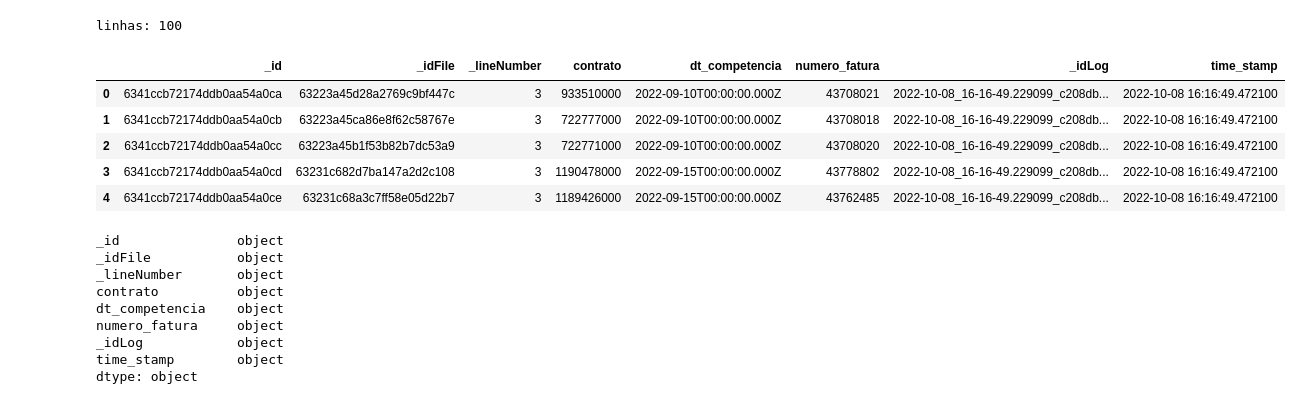
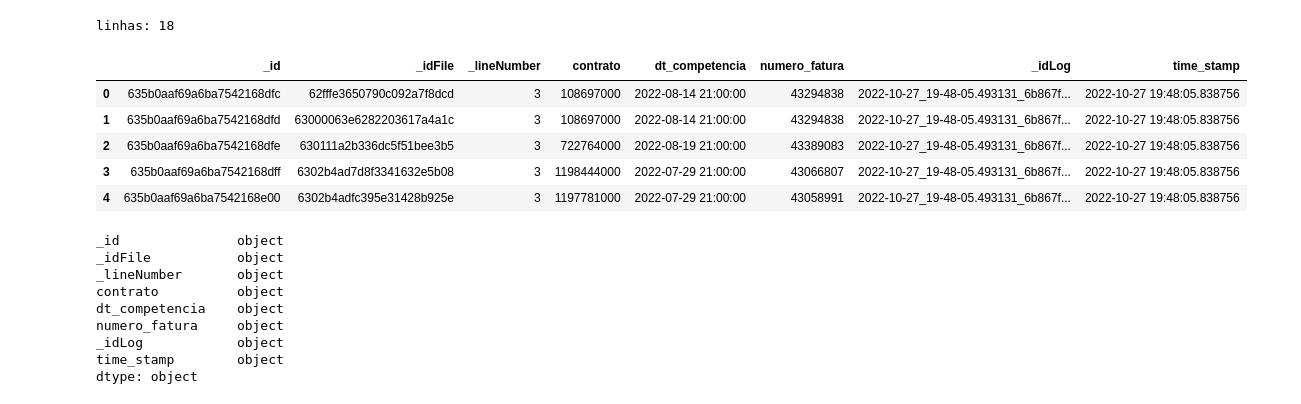
Before and after one commit to API-6-SEMESTRE/Projeto, a Jupyter notebook: src/data_analysis.ipynb, the cells around one changed output. Cells and saved outputs as stored; diff of their text form; code cells hidden in the pictures.

```diff
--- a/src/data_analysis.ipynb
+++ b/src/data_analysis.ipynb
@@ -1,20 +1,21 @@
 # %%
 import pandas as pd
 from mongo_portal import mongo_find_all, mongo_insert_one, mongo_insert_many
 
+bd = "cate"
 # Mostra as colunas e linhas da base header
 header = mongo_find_all(db="cate", col="header_bronze")
 df_header = pd.DataFrame(header)
 print(f"linhas: {len(df_header.index)}")
 df_header.head(5)
 # %% [output]
-linhas: 100
+linhas: 18
 |  | _id | _idFile | _lineNumber | contrato | dt_competencia | numero_fatura | _idLog | time_stamp |
-| 0 | 6341ccb72174ddb0aa54a0ca | 63223a45d28a2769c9bf447c | 3 | 933510000 | 2022-09-10T00:00:00.000Z | 43708021 | 2022-10-08_16-16-49.229099_c208db... | 2022-10-08 16:16:49.472100 |
-| 1 | 6341ccb72174ddb0aa54a0cb | 63223a45ca86e8f62c58767e | 3 | 722777000 | 2022-09-10T00:00:00.000Z | 43708018 | 2022-10-08_16-16-49.229099_c208db... | 2022-10-08 16:16:49.472100 |
-| 2 | 6341ccb72174ddb0aa54a0cc | 63223a45b1f53b82b7dc53a9 | 3 | 722771000 | 2022-09-10T00:00:00.000Z | 43708020 | 2022-10-08_16-16-49.229099_c208db... | 2022-10-08 16:16:49.472100 |
-| 3 | 6341ccb72174ddb0aa54a0cd | 63231c682d7ba147a2d2c108 | 3 | 1190478000 | 2022-09-15T00:00:00.000Z | 43778802 | 2022-10-08_16-16-49.229099_c208db... | 2022-10-08 16:16:49.472100 |
-| 4 | 6341ccb72174ddb0aa54a0ce | 63231c68a3c7ff58e05d22b7 | 3 | 1189426000 | 2022-09-15T00:00:00.000Z | 43762485 | 2022-10-08_16-16-49.229099_c208db... | 2022-10-08 16:16:49.472100 |
+| 0 | 635b0aaf69a6ba7542168dfc | 62fffe3650790c092a7f8dcd | 3 | 108697000 | 2022-08-14 21:00:00 | 43294838 | 2022-10-27_19-48-05.493131_6b867f... | 2022-10-27 19:48:05.838756 |
+| 1 | 635b0aaf69a6ba7542168dfd | 63000063e6282203617a4a1c | 3 | 108697000 | 2022-08-14 21:00:00 | 43294838 | 2022-10-27_19-48-05.493131_6b867f... | 2022-10-27 19:48:05.838756 |
+| 2 | 635b0aaf69a6ba7542168dfe | 630111a2b336dc5f51bee3b5 | 3 | 722764000 | 2022-08-19 21:00:00 | 43389083 | 2022-10-27_19-48-05.493131_6b867f... | 2022-10-27 19:48:05.838756 |
+| 3 | 635b0aaf69a6ba7542168dff | 6302b4ad7d8f3341632e5b08 | 3 | 1198444000 | 2022-07-29 21:00:00 | 43066807 | 2022-10-27_19-48-05.493131_6b867f... | 2022-10-27 19:48:05.838756 |
+| 4 | 635b0aaf69a6ba7542168e00 | 6302b4adfc395e31428b925e | 3 | 1197781000 | 2022-07-29 21:00:00 | 43058991 | 2022-10-27_19-48-05.493131_6b867f... | 2022-10-27 19:48:05.838756 |
 # %%
 # Mostra os tipos de dados de cada coluna
 df_header.dtypes
```
Also changed, not shown: parts of 27 cells of this notebook, 1 other file.
